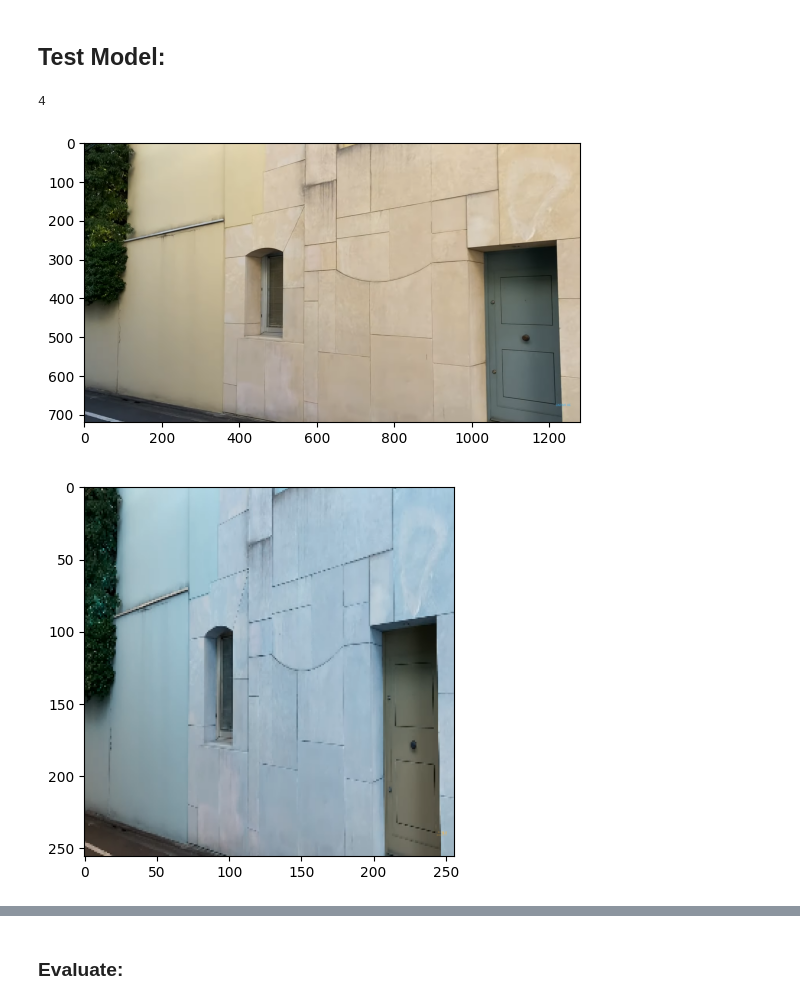
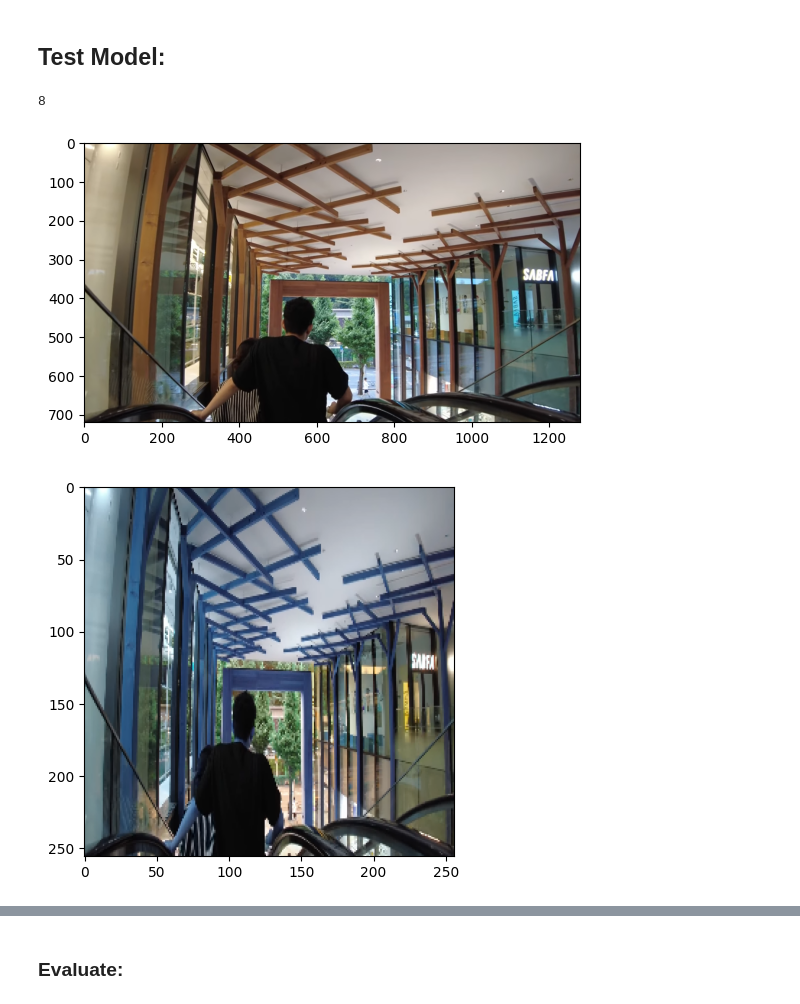
Before and after one commit to cjvillar/tf-image-train-workbook, a Jupyter notebook: tf_image.ipynb, the cells around one changed output, grey strips where cells are left out. Cells and saved outputs as stored; diff of their text form; code cells hidden in the pictures.

```diff
--- a/tf_image.ipynb
+++ b/tf_image.ipynb
@@ -258,24 +293,24 @@ test_dir = './image_scrape_code/test_images'
 test_image_files = [
     os.path.join(test_dir, filename)
     for filename in os.listdir(test_dir)
-    if filename.endswith(".png")
+    if filename.endswith((".jpg", ".png", ".gif"))
 ]
 print(len(test_image_files))
 # %% [output]
-4
+8
 # %%
-image = test_image_files[3]
+image = test_image_files[random.randint(0, len(test_image_files) - 1)]
 img = cv2.imread(image)
 plt.imshow(cv2.cvtColor(img,cv2.COLOR_BGR2RGB))
 plt.show()
 # %% [output]
-[figure, old version]
+[figure, new version]
 # %%
 resize = tf.image.resize(img, (256,256))
 plt.imshow(resize.numpy().astype(int))
 plt.show()
 # %% [output]
-[figure, old version]
+[figure, new version]
 # %%
 #the no.expand puts into another array. Our model expects a batch not a sinlge image
 prediction = model.predict(np.expand_dims(resize/255,0))
```
Also changed, not shown: parts of 21 cells of this notebook, 6 other files.
